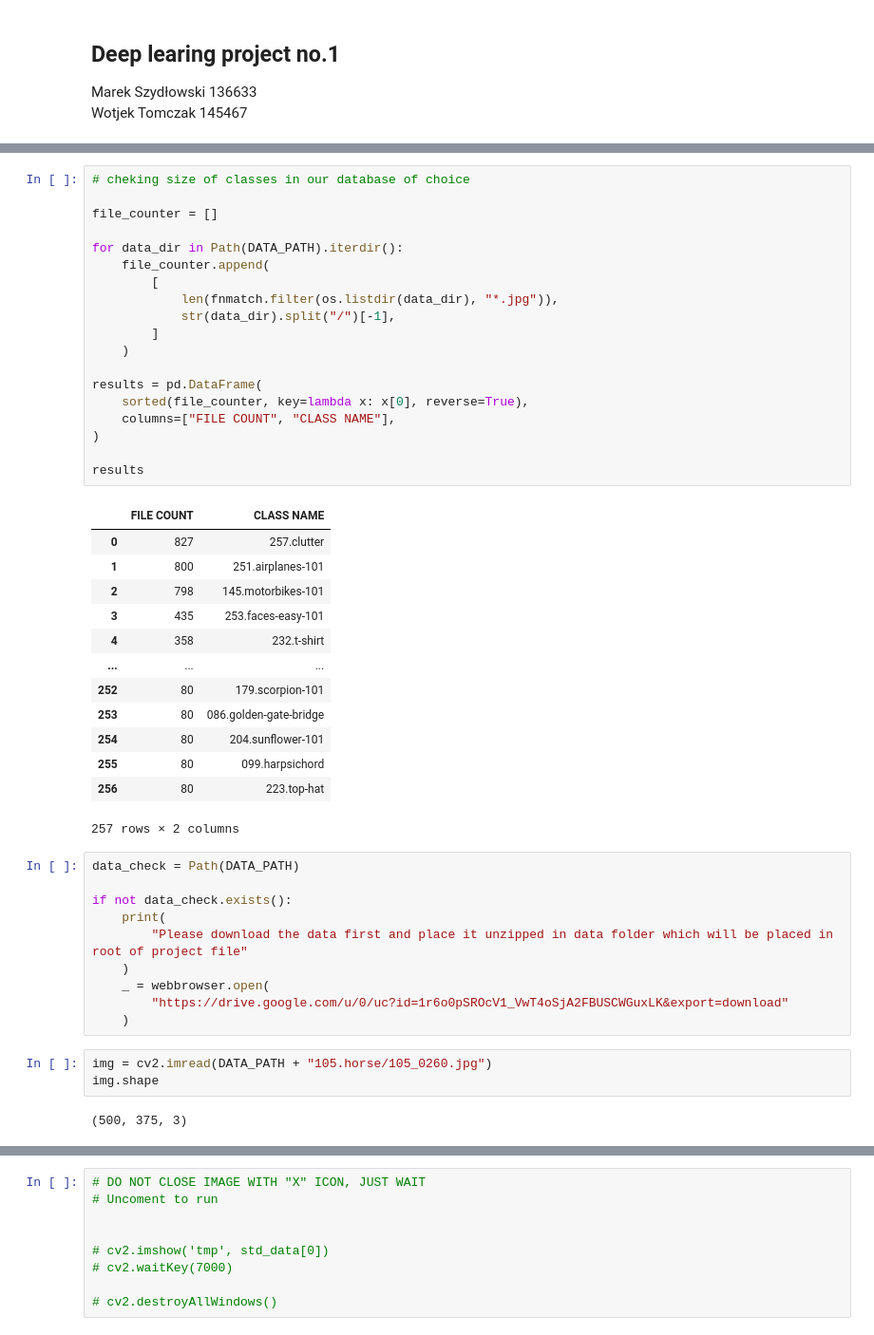
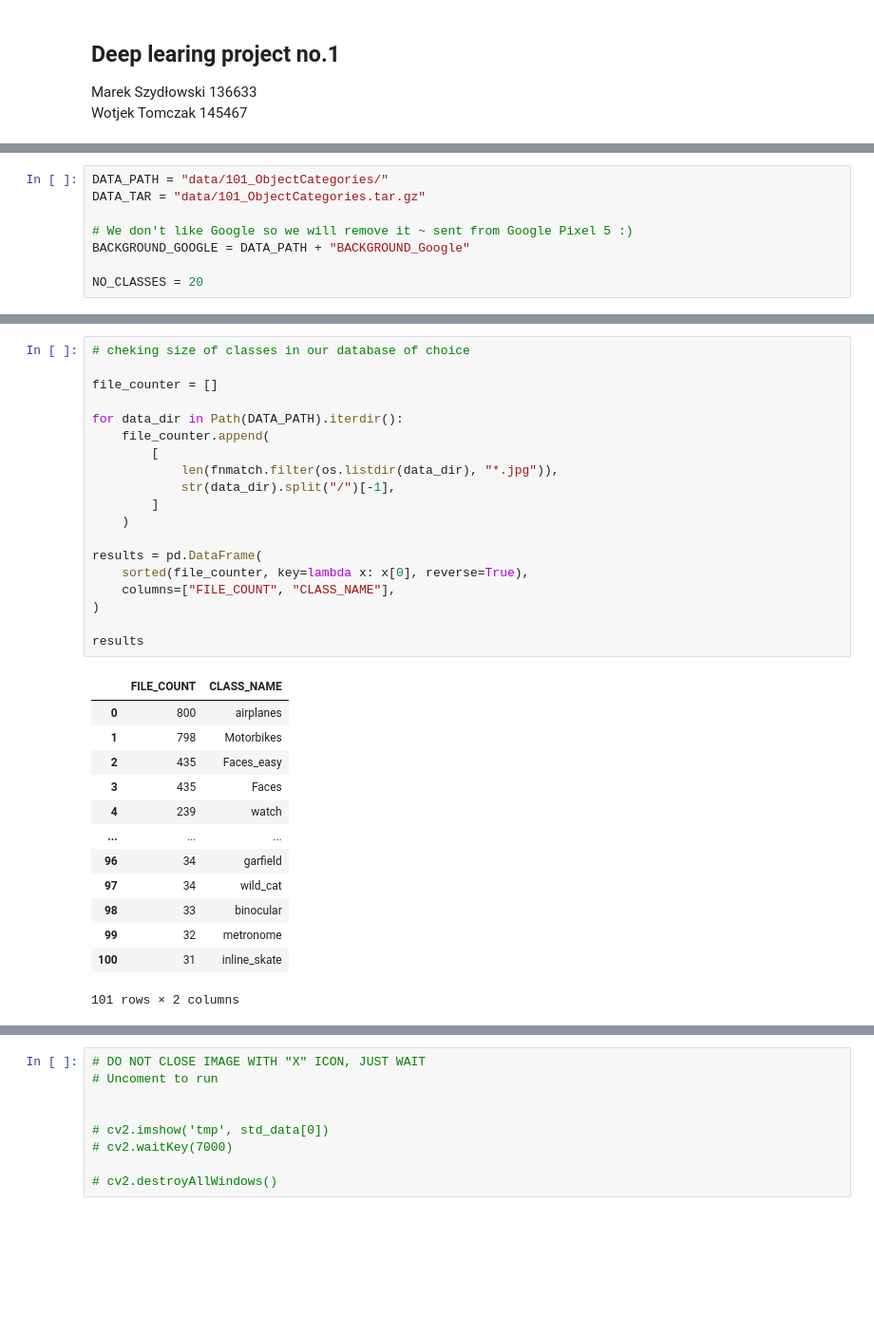
Before and after one commit to Vosloo/image-classifier, a Jupyter notebook: project.ipynb, the cells around one changed output, grey strips where cells are left out. Shown at 95% size. Cells and saved outputs as stored; diff of their text form; blank space fills up the shorter version.

```diff
--- a/project.ipynb
+++ b/project.ipynb
@@ -24,0 +25,8 @@ DATA_PATH = "data/256_ObjectCategories/"
+# %%
+DATA_PATH = "data/101_ObjectCategories/"
+DATA_TAR = "data/101_ObjectCategories.tar.gz"
+
+# We don't like Google so we will remove it ~ sent from Google Pixel 5 :)
+BACKGROUND_GOOGLE = DATA_PATH + "BACKGROUND_Google"
+
+NO_CLASSES = 20
@@ -25,48 +50,33 @@ DATA_PATH = "data/256_ObjectCategories/"
 # %%
 # cheking size of classes in our database of choice
 
 file_counter = []
 
 for data_dir in Path(DATA_PATH).iterdir():
     file_counter.append(
         [
             len(fnmatch.filter(os.listdir(data_dir), "*.jpg")),
             str(data_dir).split("/")[-1],
         ]
     )
 
 results = pd.DataFrame(
     sorted(file_counter, key=lambda x: x[0], reverse=True),
-    columns=["FILE COUNT", "CLASS NAME"],
+    columns=["FILE_COUNT", "CLASS_NAME"],
 )
 
 results
 # %% [output]
-|  | FILE COUNT | CLASS NAME |
-| 0 | 827 | 257.clutter |
-| 1 | 800 | 251.airplanes-101 |
-| 2 | 798 | 145.motorbikes-101 |
-| 3 | 435 | 253.faces-easy-101 |
-| 4 | 358 | 232.t-shirt |
+|  | FILE_COUNT | CLASS_NAME |
+| 0 | 800 | airplanes |
+| 1 | 798 | Motorbikes |
+| 2 | 435 | Faces_easy |
+| 3 | 435 | Faces |
+| 4 | 239 | watch |
 | ... | ... | ... |
-| 252 | 80 | 179.scorpion-101 |
-| 253 | 80 | 086.golden-gate-bridge |
-| 254 | 80 | 204.sunflower-101 |
-| 255 | 80 | 099.harpsichord |
-| 256 | 80 | 223.top-hat |
+| 96 | 34 | garfield |
+| 97 | 34 | wild_cat |
+| 98 | 33 | binocular |
+| 99 | 32 | metronome |
+| 100 | 31 | inline_skate |
-257 rows × 2 columns
+101 rows × 2 columns
-# %%
-data_check = Path(DATA_PATH)
-
-if not data_check.exists():
-    print(
-        "Please download the data first and place it unzipped in data folder which will be placed in root of project file"
-    )
-    _ = webbrowser.open(
-        "https://drive.google.com/u/0/uc?id=1r6o0pSROcV1_VwT4oSjA2FBUSCWGuxLK&export=download"
-    )
-# %%
-img = cv2.imread(DATA_PATH + "105.horse/105_0260.jpg")
-img.shape
-# %% [output]
-(500, 375, 3)
```
Also changed, not shown: parts of 30 cells of this notebook.
